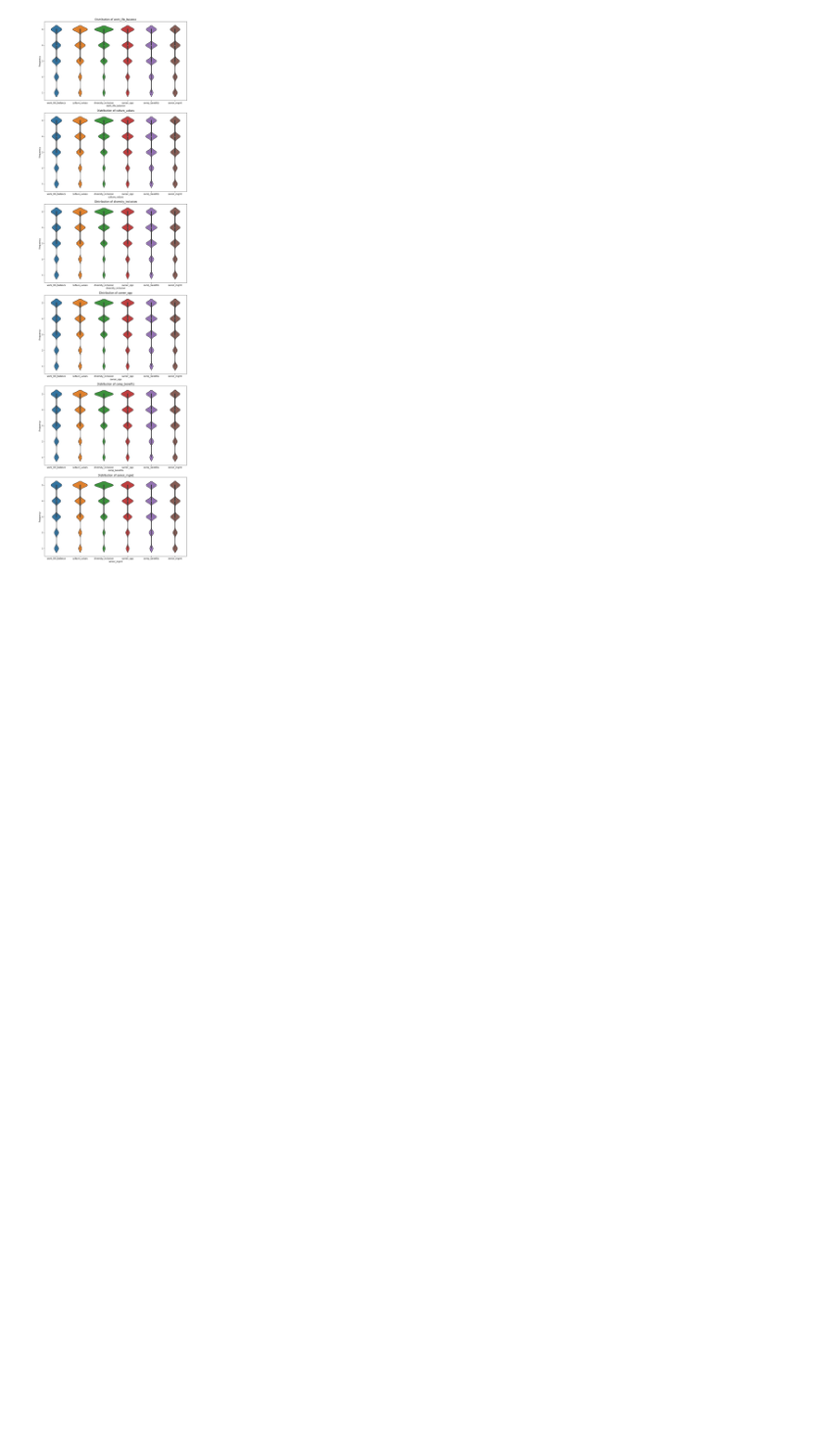
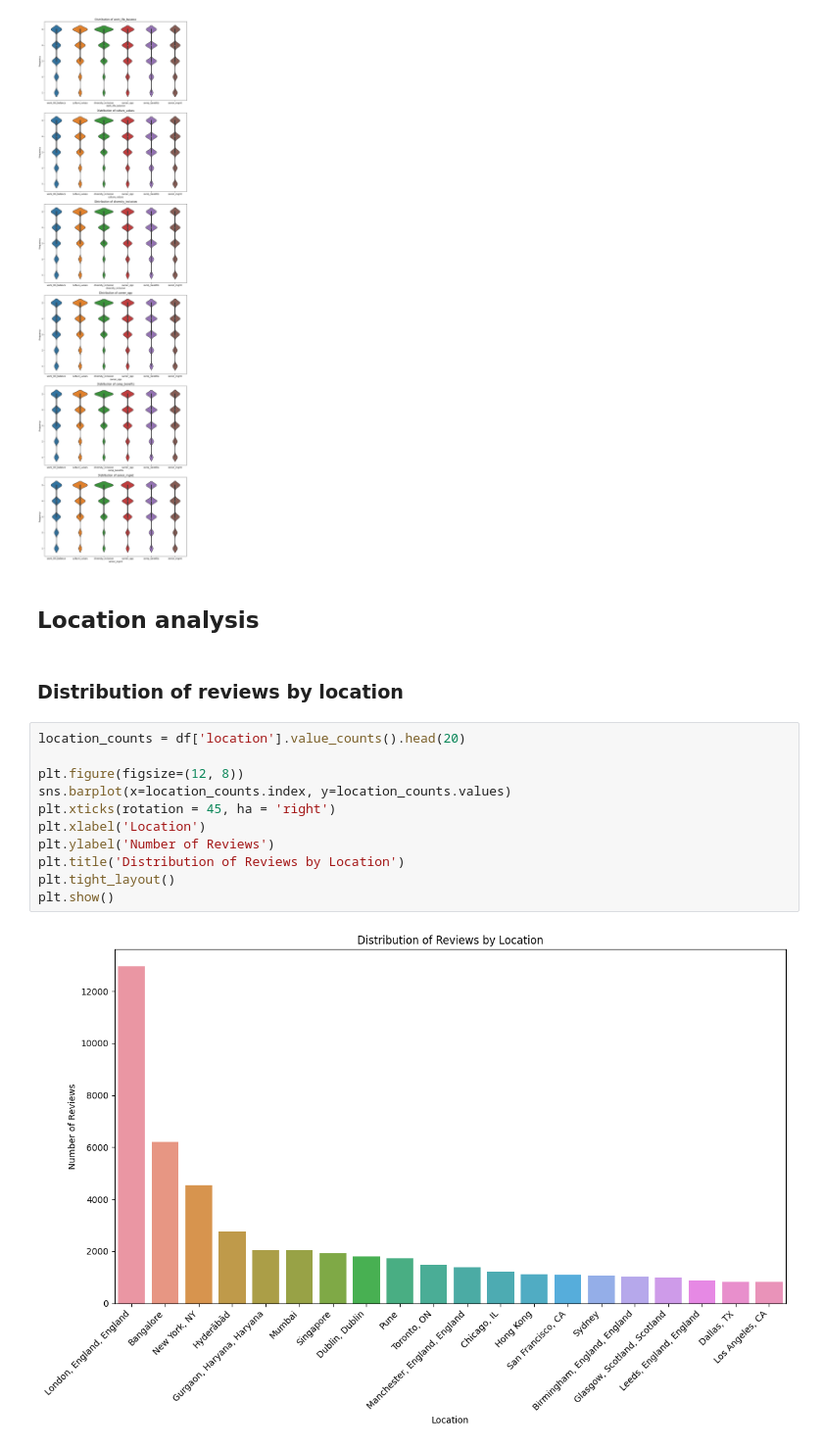
Before and after one commit to Jitesh117/glassdoor_data_analysis, a Jupyter notebook: analysis.ipynb, the cells around one changed output. Shown at 98% size. Drawn from its saved outputs; the diff is of its cells as text; blank space fills up the shorter version.

```diff
--- a/analysis.ipynb
+++ b/analysis.ipynb
@@ -172,3 +175,20 @@ plt.tight_layout()
 plt.show()
 # %% [output]
 [figure]
+# %% [markdown]
+## Location analysis
+# %% [markdown]
+### Distribution of reviews by location
+# %%
+location_counts = df['location'].value_counts().head(20)
+
+plt.figure(figsize=(12, 8))
+sns.barplot(x=location_counts.index, y=location_counts.values)
+plt.xticks(rotation = 45, ha = 'right')
+plt.xlabel('Location')
+plt.ylabel('Number of Reviews')
+plt.title('Distribution of Reviews by Location')
+plt.tight_layout()
+plt.show()
+# %% [output]
+[figure, added]
```
Also changed, not shown: parts of 6 cells of this notebook, 1 other file.
